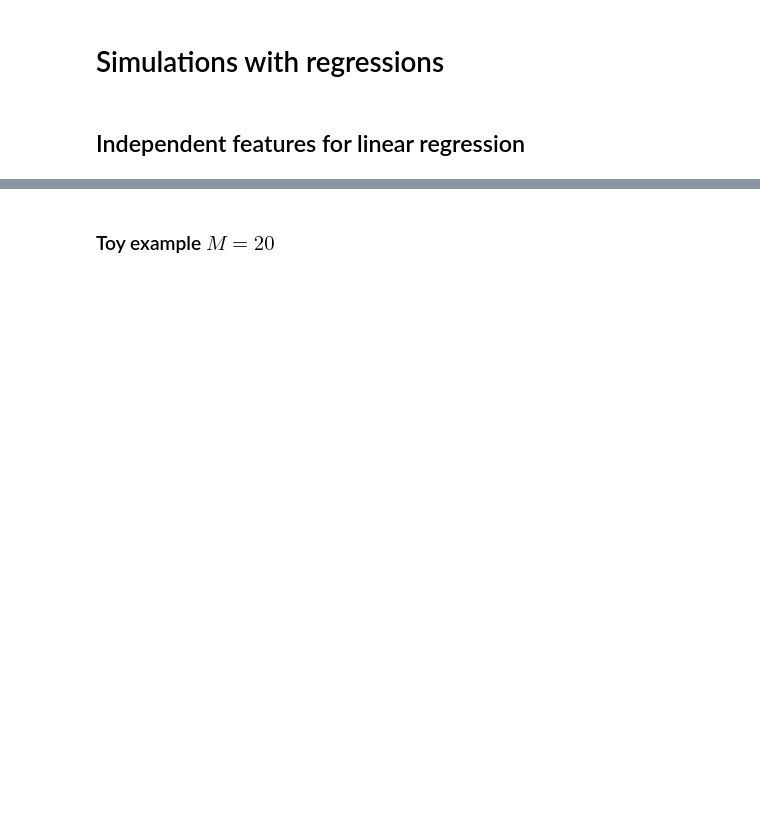
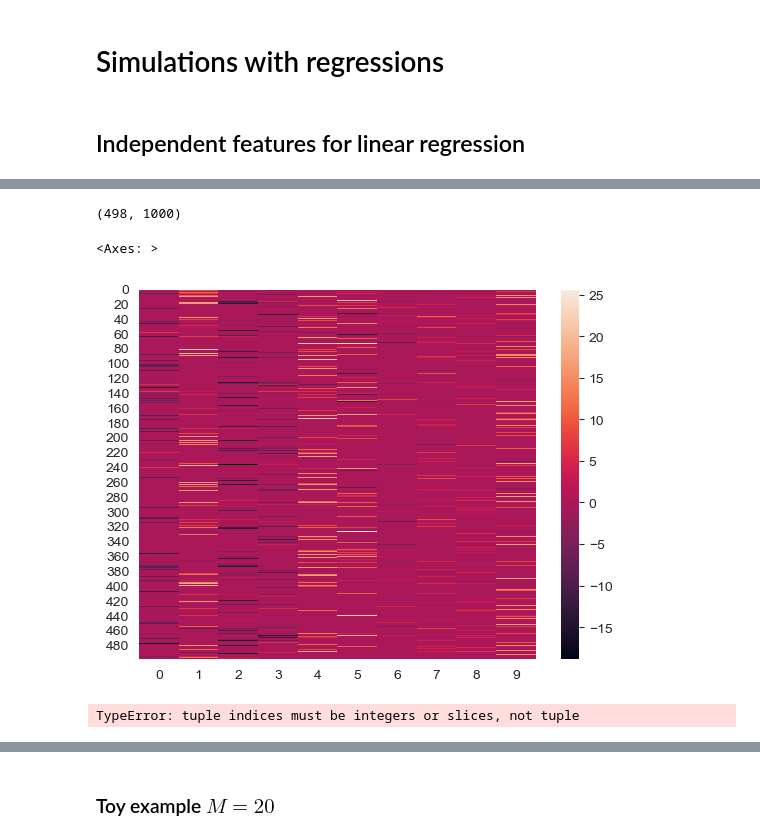
Before and after one commit to erialc-cal/ShapleyMP, a Jupyter notebook: Exp_SimulatedRegressions.ipynb, the cells around one changed output, grey strips where cells are left out. Saved outputs shown, nothing was run; the diff lists cells and outputs as text; code cells hidden in the pictures; blank space fills up the shorter version.

```diff
--- a/Exp_SimulatedRegressions.ipynb
+++ b/Exp_SimulatedRegressions.ipynb
@@ -28,15 +29,15 @@ def normal_linear_model(N, M, sigma2=0.4, s=0.2):
     np.random.seed(123)
     X = np.random.normal(0,1, size=(N,M))
     M1=int(s*M)
-    beta = np.append(np.random.normal(5, 1, M1),np.array([0]*(M-M1))) # M-M1 beta are set to 0, M1 are non zeros
+    beta = np.append(np.random.normal(10, 1, M1),np.array([0]*(M-M1))) # M-M1 beta are set to 0, M1 are non zeros
     eps = np.random.normal(0, sigma2, size=N)
 
     y = X@beta + eps
     return y, X, beta
 # %%
-N = 1000
+N = 2000
 M = 20
 y, X, beta = normal_linear_model(N,M)
 B = 1000
-x_ratio = 0.2
+x_ratio = 0.5
 model = LinearRegression()
@@ -42,0 +51,2 @@ model = LinearRegression()
+# %%
+predictions, in_mp_obs, in_mp_feature  = minipatch_regression(X, y, X, model, x_ratio, B)
@@ -42,0 +122,3 @@ model = LinearRegression()
+# %%
+j = 2
+pred_j = np.mean(predictions[~np.where(in_mp_feature[:,j])[0],:, 0] * in_mp_obs[~np.where(in_mp_feature[:,j])[0],:], axis=0)
@@ -42,0 +141,14 @@ model = LinearRegression()
+# %%
+(predictions[~np.where(in_mp_feature[:,j])[0],:, 0] * in_mp_obs[~np.where(in_mp_feature[:,j])[0],:]).shape
+# %% [output]
+(498, 1000)
+# %%
+sns.heatmap(predictions[~np.where(in_mp_feature[:,j])[0],:10, 0] * in_mp_obs[~np.where(in_mp_feature[:,j])[0],:10])
+# %% [output]
+<Axes: >
+[figure, added]
+# %%
+pred_j2 = pred_j[np.nonzero(pred_j)]
+pred_j2.shape
+# %% [output]
+TypeError: tuple indices must be integers or slices, not tuple
```
Also changed, not shown: parts of 61 cells of this notebook, 13 other files.
